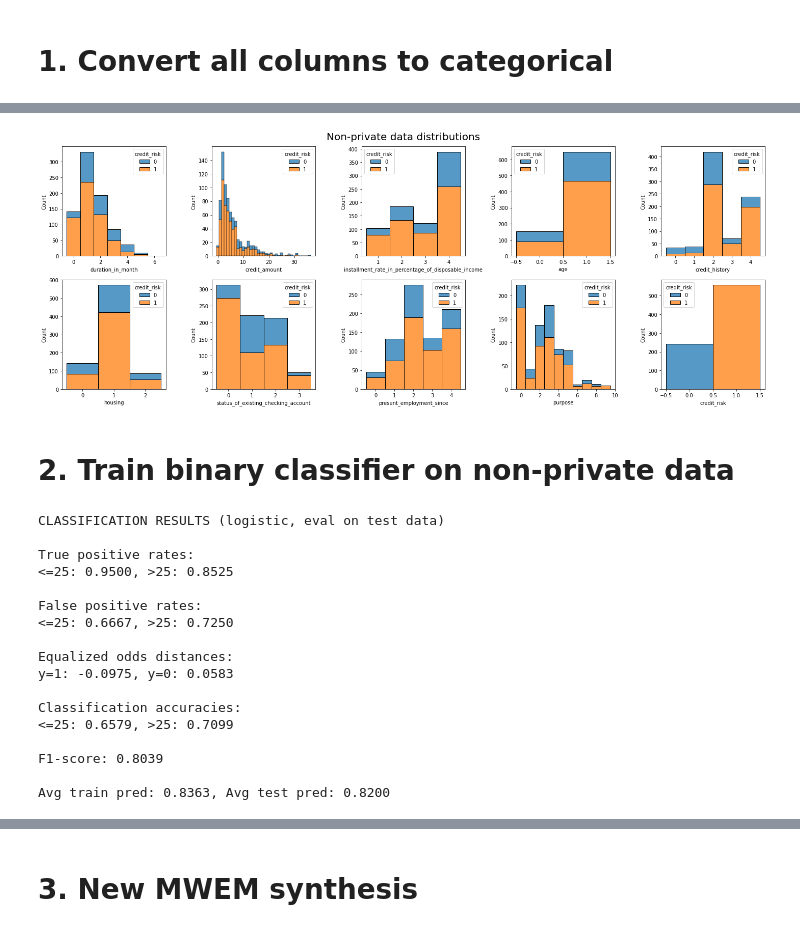
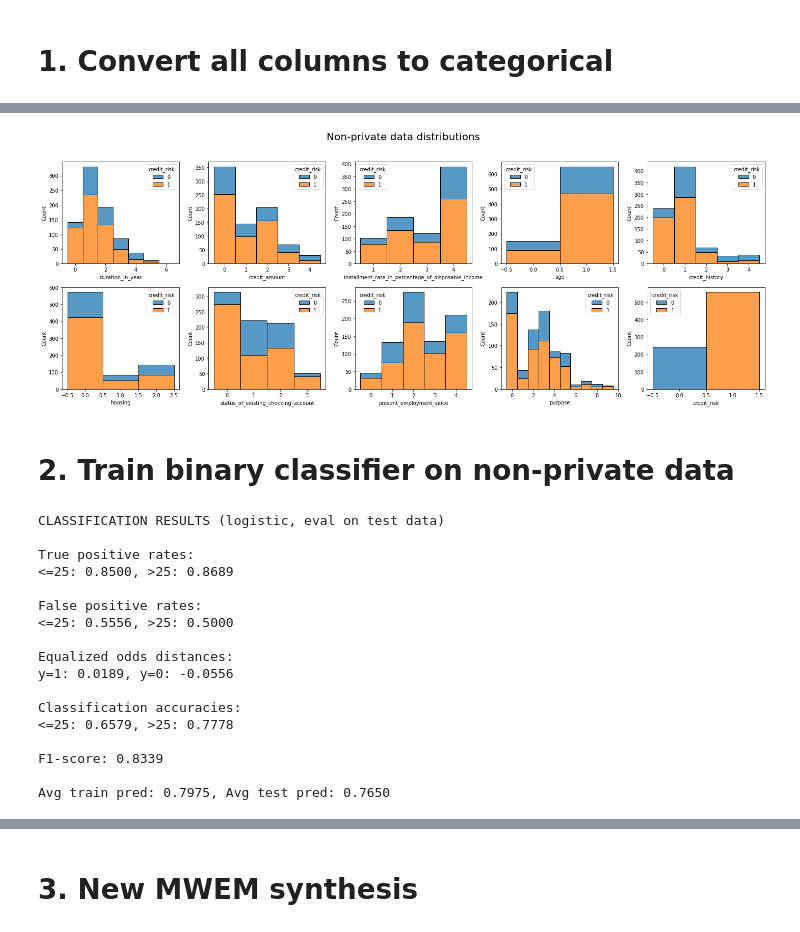
Before and after one commit to kgrabarz/microsoft_capstone_fall_2021, a Jupyter notebook: Code/Pipelines_and_EDA/17-German-New-Results.ipynb, the cells around one changed output, grey strips where cells are left out. Saved outputs shown, nothing was run; the diff lists cells and outputs as text; code cells hidden in the pictures.

Commit message:
added latest results for german credit

```diff
--- a/Code/Pipelines_and_EDA/17-German-New-Results.ipynb
+++ b/Code/Pipelines_and_EDA/17-German-New-Results.ipynb
@@ -170,0 +19,4 @@ processed_train, processed_test = train_test_split(processed_german, test_size=0
+# %%
+# Read in the original data
+german_data = german_credit(raw=True)
+german_data
@@ -170,0 +37,4 @@ processed_train, processed_test = train_test_split(processed_german, test_size=0
+# %%
+# Get the categorical data
+cat_german = convert_to_cat(german_data, dataset="german")
+cat_german
@@ -171,27 +73,32 @@ processed_train, processed_test = train_test_split(processed_german, test_size=0
+# %%
+# Split the categorical and one-hot encoded data into train and test
+cat_train, cat_test = train_test_split(cat_german, test_size=0.2, random_state=0)
+encoded_train, encoded_test = train_test_split(encoded_german, test_size=0.2, random_state=0)
 # %%
-plot_distributions(processed_train, title="Non-private data distributions",dataset = "german")
+# Plot the non-private distributions
+plot_distributions(cat_train, title="Non-private data distributions", dataset="german")
 # %% [output]
-[figure, old version]
+[figure, new version]
 # %% [markdown]
 # 2. Train binary classifier on non-private data
 # %%
-y_train_pred, y_test_pred = get_classification_summary(processed_train, processed_test, classifier="logistic",dataset="german")
+y_train_pred, y_test_pred = get_classification_summary(encoded_train, encoded_test, classifier="logistic", dataset="german")
 print(f"Avg train pred: {np.mean(y_train_pred):.4f}, Avg test pred: {np.mean(y_test_pred):.4f}")
 # %% [output]
 CLASSIFICATION RESULTS (logistic, eval on test data)
 
 True positive rates:
-<=25: 0.9500, >25: 0.8525
+<=25: 0.8500, >25: 0.8689
 
 False positive rates:
-<=25: 0.6667, >25: 0.7250
+<=25: 0.5556, >25: 0.5000
 
 Equalized odds distances:
-y=1: -0.0975, y=0: 0.0583
+y=1: 0.0189, y=0: -0.0556
 
 Classification accuracies:
-<=25: 0.6579, >25: 0.7099
+<=25: 0.6579, >25: 0.7778
 
-F1-score: 0.8039
+F1-score: 0.8339
 
-Avg train pred: 0.8363, Avg test pred: 0.8200
+Avg train pred: 0.7975, Avg test pred: 0.7650
```
Also changed, not shown: parts of 93 cells of this notebook.
